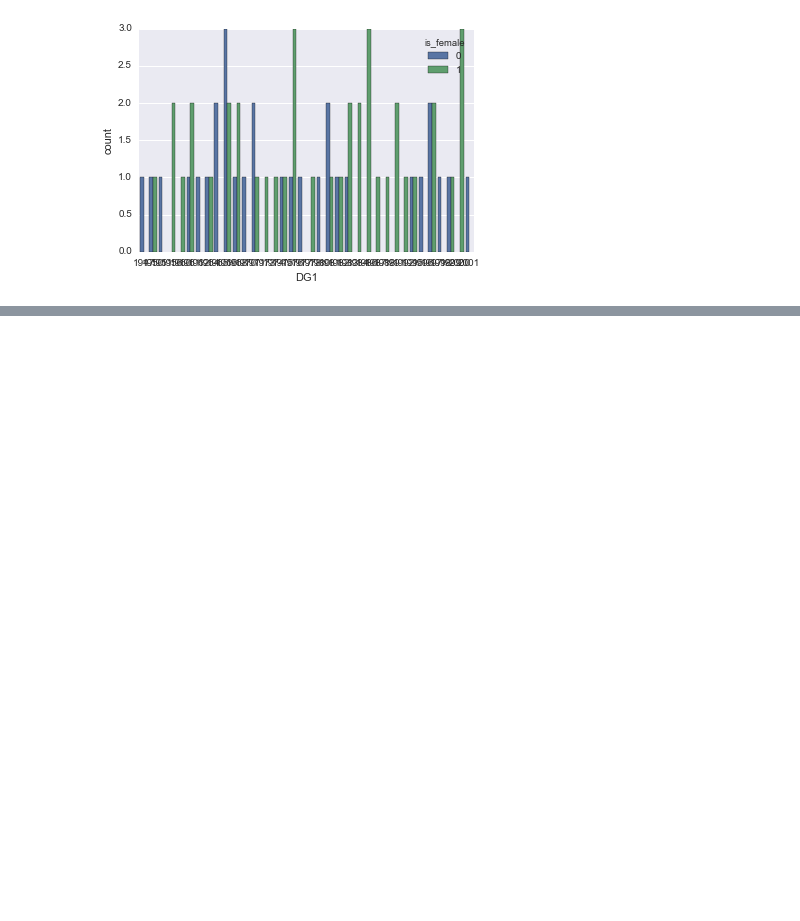
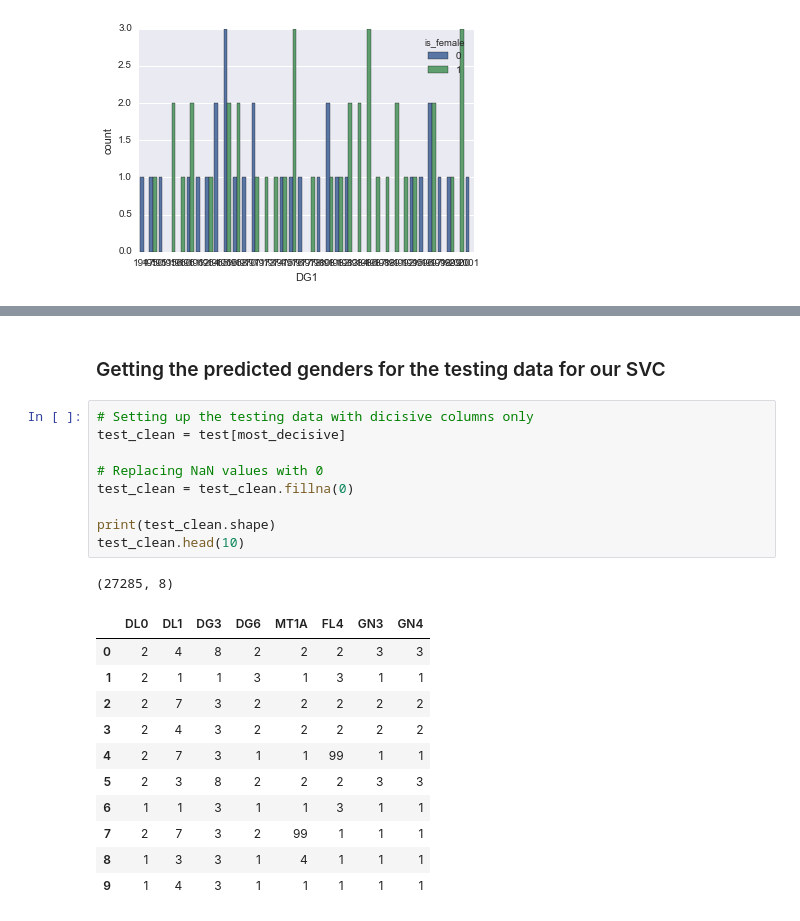
Before and after one commit to NachoAG76/wids-datathon, a Jupyter notebook: Data exploration.ipynb, the cells around one changed output, grey strips where cells are left out. Saved outputs shown, nothing was run; the diff lists cells and outputs as text; blank space fills up the shorter version.

```diff
--- a/Data exploration.ipynb
+++ b/Data exploration.ipynb
@@ -140,0 +264,24 @@ fig = sns.countplot(x=train.DG1[30:100], hue=train.is_female[30:100])
+# %% [markdown]
+### Getting the predicted genders for the testing data for our SVC
+# %%
+# Setting up the testing data with dicisive columns only
+test_clean = test[most_decisive]
+
+# Replacing NaN values with 0
+test_clean = test_clean.fillna(0)
+
+print(test_clean.shape)
+test_clean.head(10)
+# %% [output]
+(27285, 8)
+|  | DL0 | DL1 | DG3 | DG6 | MT1A | FL4 | GN3 | GN4 |
+| 0 | 2 | 4 | 8 | 2 | 2 | 2 | 3 | 3 |
+| 1 | 2 | 1 | 1 | 3 | 1 | 3 | 1 | 1 |
+| 2 | 2 | 7 | 3 | 2 | 2 | 2 | 2 | 2 |
+| 3 | 2 | 4 | 3 | 2 | 2 | 2 | 2 | 2 |
+| 4 | 2 | 7 | 3 | 1 | 1 | 99 | 1 | 1 |
+| 5 | 2 | 3 | 8 | 2 | 2 | 2 | 3 | 3 |
+| 6 | 1 | 1 | 3 | 1 | 1 | 3 | 1 | 1 |
+| 7 | 2 | 7 | 3 | 2 | 99 | 1 | 1 | 1 |
+| 8 | 1 | 3 | 3 | 1 | 4 | 1 | 1 | 1 |
+| 9 | 1 | 4 | 3 | 1 | 1 | 1 | 1 | 1 |
```
Also changed, not shown: parts of 17 cells of this notebook.
